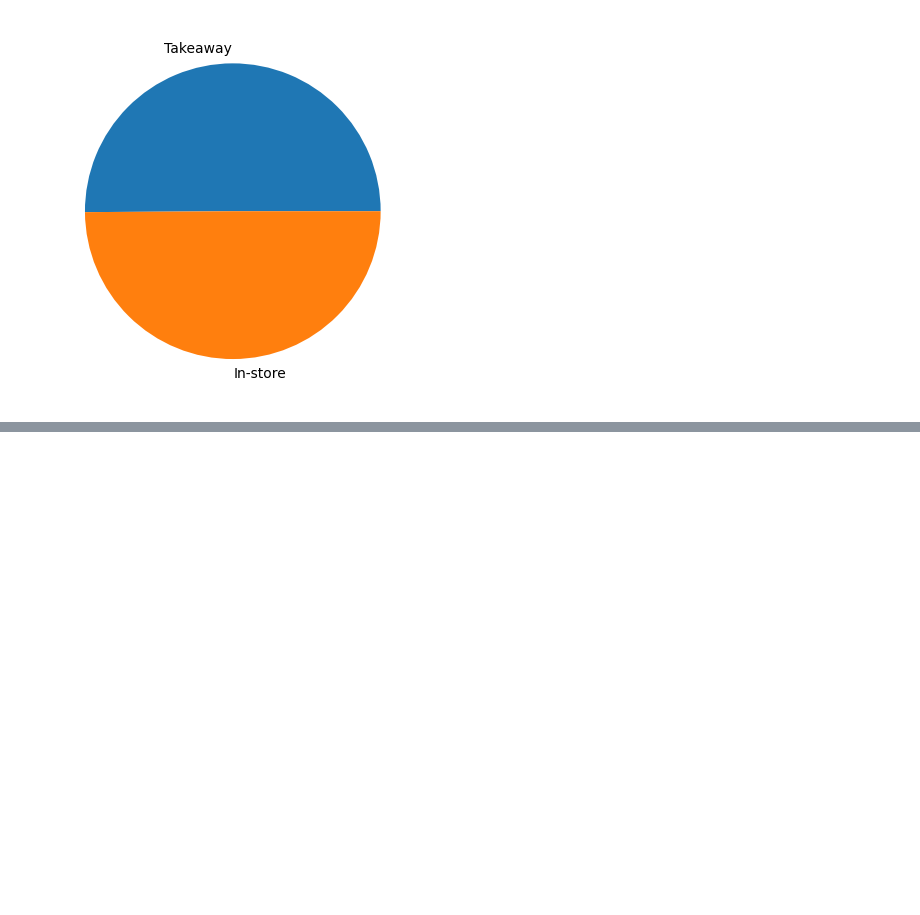
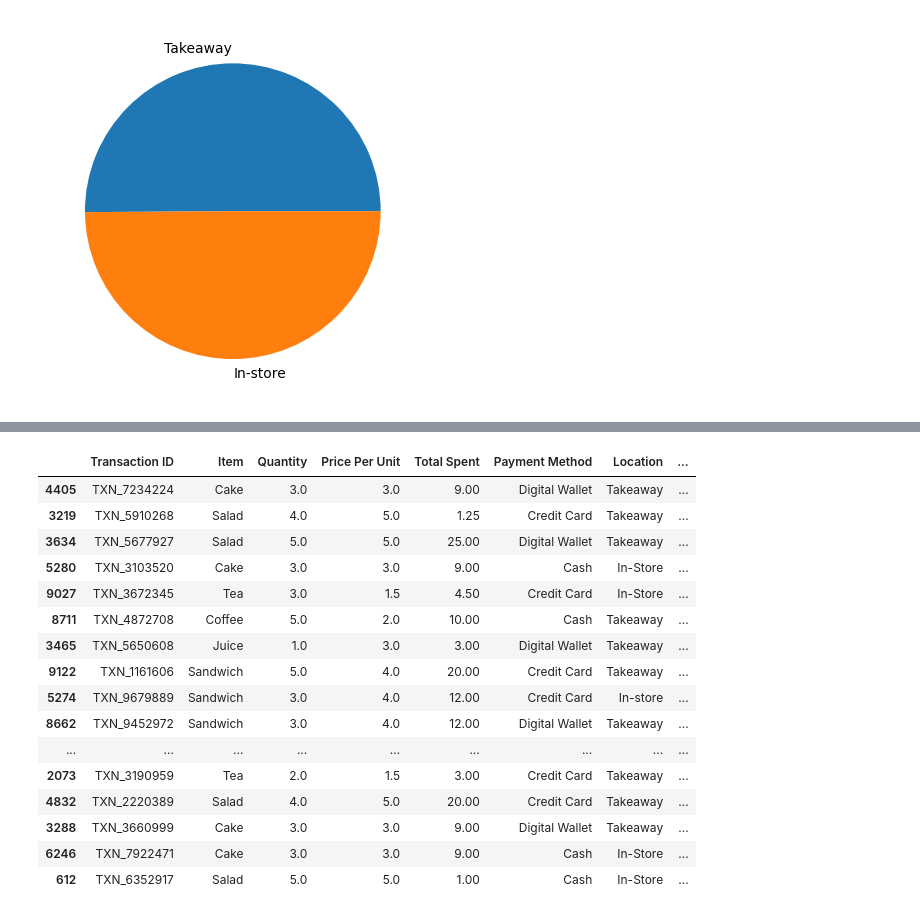
Before and after one commit to aayushmanz/Python-For-Data-Science, a Jupyter notebook: Pandas in Python/Practice in pandas/Practice_6_Dirty_cafe_sales.ipynb, the cells around one changed output, grey strips where cells are left out. Saved outputs shown, nothing was run; the diff lists cells and outputs as text; code cells hidden in the pictures; blank space fills up the shorter version.

```diff
--- a/Pandas in Python/Practice in pandas/Practice_6_Dirty_cafe_sales.ipynb
+++ b/Pandas in Python/Practice in pandas/Practice_6_Dirty_cafe_sales.ipynb
@@ -278,0 +279,25 @@ df.sample(30)
+# %%
+# in this code i replace the whole null values with 2023-1-1 because my dadi aadhar card birth date is 1-jan.
+
+df['Transaction Date']= df['Transaction Date'].replace(['UNKNOWN', 'ERROR'], np.nan)
+s = pd.Series(['2023-1-1'])
+df.loc[df['Transaction Date'].isna(), 'Transaction Date'] = pd.to_datetime(s, errors='coerce').iloc[0].strftime('%Y-%m-%d')
+df.sample(30)
+# %% [output]
+|  | Transaction ID | Item | Quantity | Price Per Unit | Total Spent | Payment Method | Location | ... |
+| 4405 | TXN_7234224 | Cake | 3.0 | 3.0 | 9.00 | Digital Wallet | Takeaway | ... |
+| 3219 | TXN_5910268 | Salad | 4.0 | 5.0 | 1.25 | Credit Card | Takeaway | ... |
+| 3634 | TXN_5677927 | Salad | 5.0 | 5.0 | 25.00 | Digital Wallet | Takeaway | ... |
+| 5280 | TXN_3103520 | Cake | 3.0 | 3.0 | 9.00 | Cash | In-Store | ... |
+| 9027 | TXN_3672345 | Tea | 3.0 | 1.5 | 4.50 | Credit Card | In-Store | ... |
+| 8711 | TXN_4872708 | Coffee | 5.0 | 2.0 | 10.00 | Cash | Takeaway | ... |
+| 3465 | TXN_5650608 | Juice | 1.0 | 3.0 | 3.00 | Digital Wallet | Takeaway | ... |
+| 9122 | TXN_1161606 | Sandwich | 5.0 | 4.0 | 20.00 | Credit Card | Takeaway | ... |
+| 5274 | TXN_9679889 | Sandwich | 3.0 | 4.0 | 12.00 | Credit Card | In-store | ... |
+| 8662 | TXN_9452972 | Sandwich | 3.0 | 4.0 | 12.00 | Digital Wallet | Takeaway | ... |
+| ... | ... | ... | ... | ... | ... | ... | ... | ... |
+| 2073 | TXN_3190959 | Tea | 2.0 | 1.5 | 3.00 | Credit Card | Takeaway | ... |
+| 4832 | TXN_2220389 | Salad | 4.0 | 5.0 | 20.00 | Credit Card | Takeaway | ... |
+| 3288 | TXN_3660999 | Cake | 3.0 | 3.0 | 9.00 | Digital Wallet | Takeaway | ... |
+| 6246 | TXN_7922471 | Cake | 3.0 | 3.0 | 9.00 | Cash | In-Store | ... |
+| 612 | TXN_6352917 | Salad | 5.0 | 5.0 | 1.00 | Cash | In-Store | ... |
```
Also changed, not shown: parts of 4 cells of this notebook.
